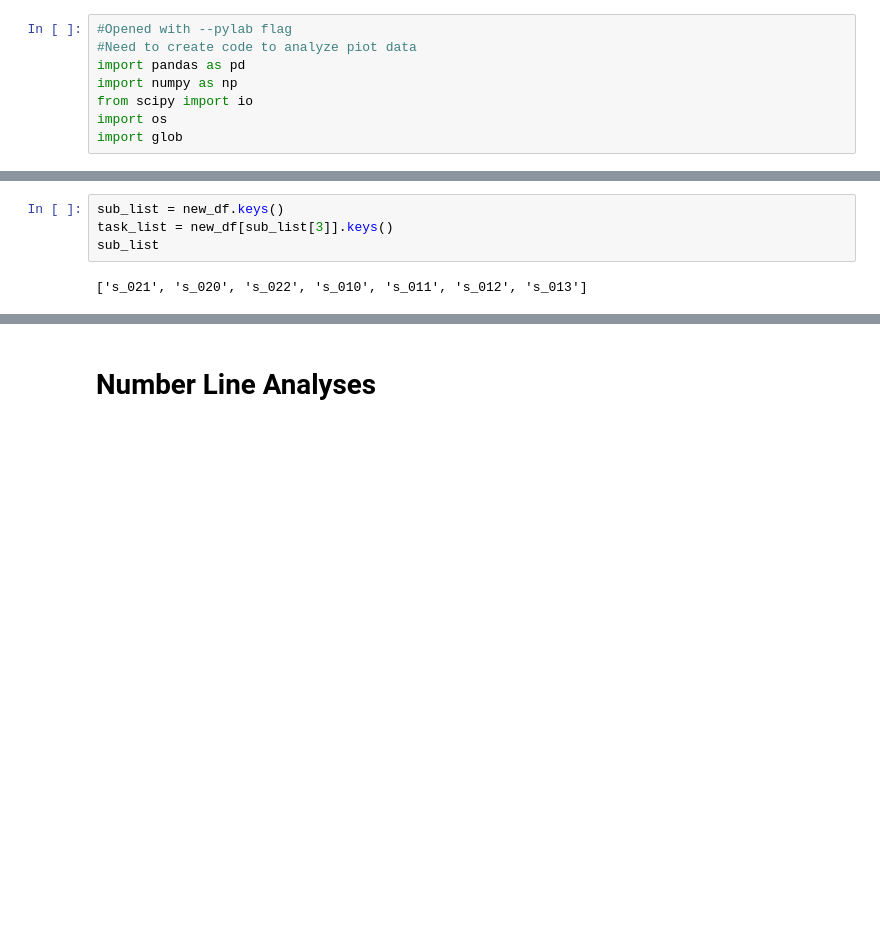
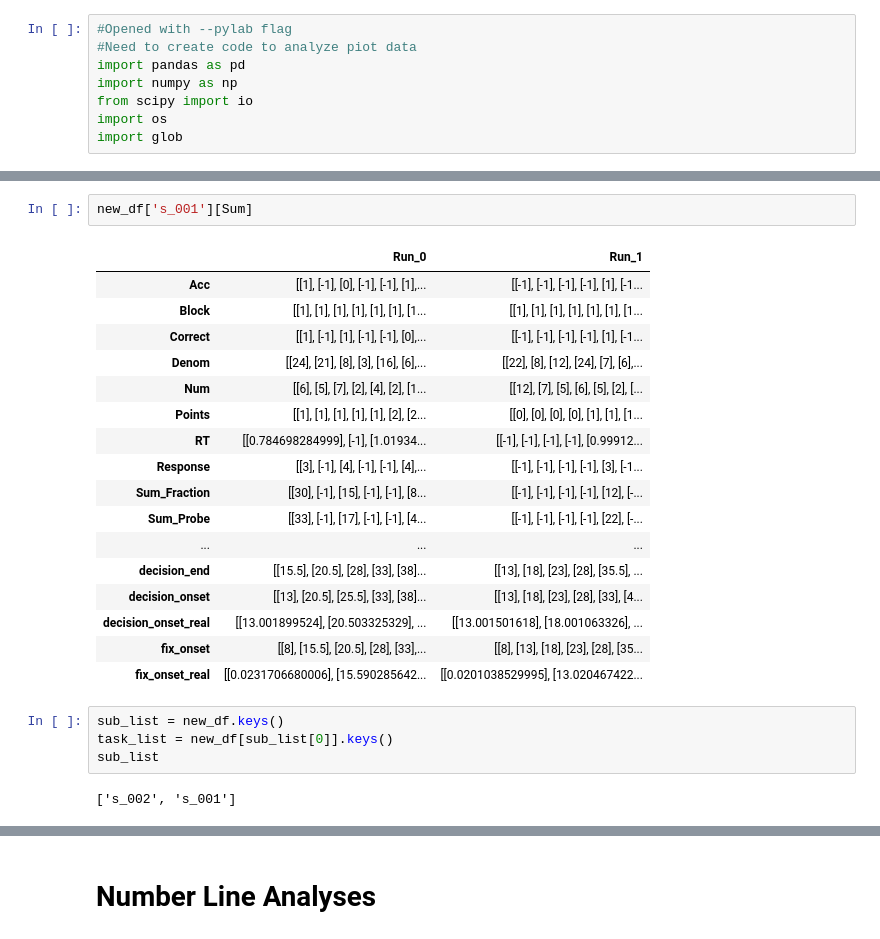
Before and after one commit to franink/Fractions, a Jupyter notebook: Data_Analyses/Fraction_Behavioral.ipynb, the cells around one changed output, grey strips where cells are left out. Drawn from its saved outputs; the diff is of its cells as text; blank space fills up the shorter version.

```diff
--- a/Data_Analyses/Fraction_Behavioral.ipynb
+++ b/Data_Analyses/Fraction_Behavioral.ipynb
@@ -76,9 +125,29 @@ dtypes: float64(7), int64(2)
+# %%
+new_df['s_001'][Sum]
+# %% [output]
+|  | Run_0 | Run_1 |
+| Acc | [[1], [-1], [0], [-1], [-1], [1],... | [[-1], [-1], [-1], [-1], [1], [-1... |
+| Block | [[1], [1], [1], [1], [1], [1], [1... | [[1], [1], [1], [1], [1], [1], [1... |
+| Correct | [[1], [-1], [1], [-1], [-1], [0],... | [[-1], [-1], [-1], [-1], [1], [-1... |
+| Denom | [[24], [21], [8], [3], [16], [6],... | [[22], [8], [12], [24], [7], [6],... |
+| Num | [[6], [5], [7], [2], [4], [2], [1... | [[12], [7], [5], [6], [5], [2], [... |
+| Points | [[1], [1], [1], [1], [1], [2], [2... | [[0], [0], [0], [0], [1], [1], [1... |
+| RT | [[0.784698284999], [-1], [1.01934... | [[-1], [-1], [-1], [-1], [0.99912... |
+| Response | [[3], [-1], [4], [-1], [-1], [4],... | [[-1], [-1], [-1], [-1], [3], [-1... |
+| Sum_Fraction | [[30], [-1], [15], [-1], [-1], [8... | [[-1], [-1], [-1], [-1], [12], [-... |
+| Sum_Probe | [[33], [-1], [17], [-1], [-1], [4... | [[-1], [-1], [-1], [-1], [22], [-... |
+| ... | ... | ... |
+| decision_end | [[15.5], [20.5], [28], [33], [38]... | [[13], [18], [23], [28], [35.5], ... |
+| decision_onset | [[13], [20.5], [25.5], [33], [38]... | [[13], [18], [23], [28], [33], [4... |
+| decision_onset_real | [[13.001899524], [20.503325329], ... | [[13.001501618], [18.001063326], ... |
+| fix_onset | [[8], [15.5], [20.5], [28], [33],... | [[8], [13], [18], [23], [28], [35... |
+| fix_onset_real | [[0.0231706680006], [15.590285642... | [[0.0201038529995], [13.020467422... |
 # %%
 sub_list = new_df.keys()
-task_list = new_df[sub_list[3]].keys()
+task_list = new_df[sub_list[0]].keys()
 sub_list
 # %% [output]
-['s_021', 's_020', 's_022', 's_010', 's_011', 's_012', 's_013']
+['s_002', 's_001']
 # %%
 task_list
 # %% [output]
```
Also changed, not shown: parts of 14 cells of this notebook, 2 other files.
